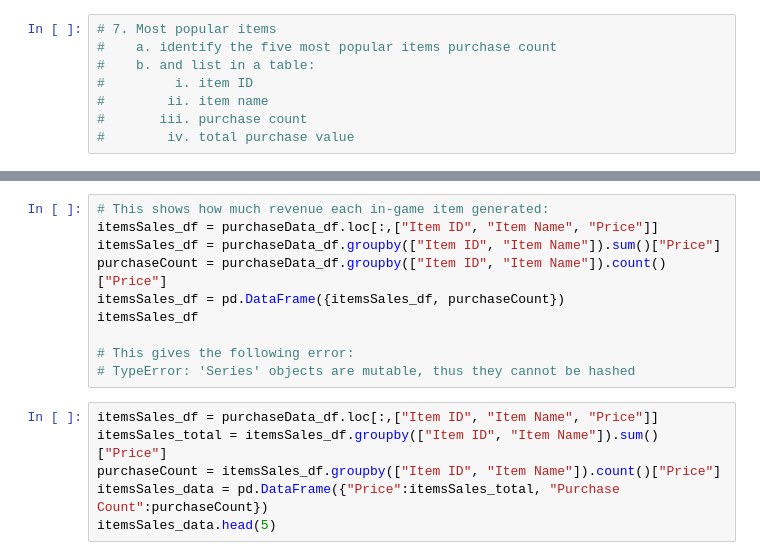
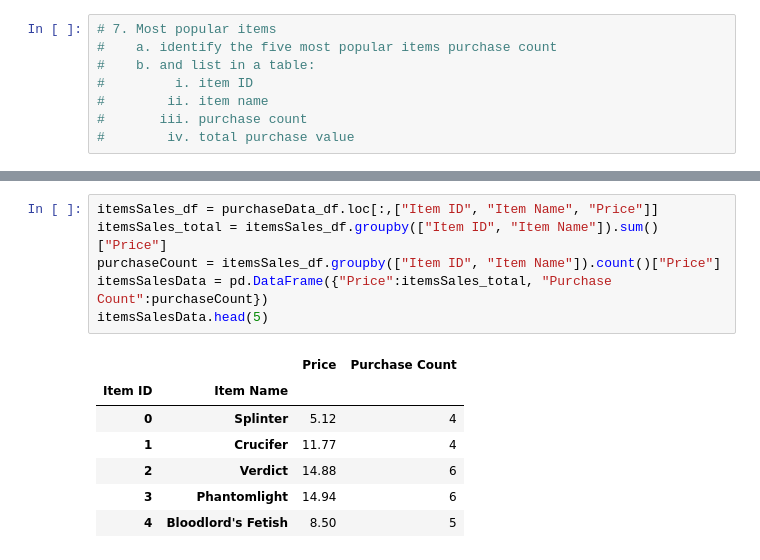
Before and after one commit to papadiscobravo/pandas-challenge, a Jupyter notebook: HerosOfPymoli/HeroesOfPymoli.ipynb, the cells around one changed output, grey strips where cells are left out. Saved outputs shown, nothing was run; the diff lists cells and outputs as text.

```diff
--- a/HerosOfPymoli/HeroesOfPymoli.ipynb
+++ b/HerosOfPymoli/HeroesOfPymoli.ipynb
@@ -330,19 +567,17 @@ itemsTopCount_df
 # %%
-# This shows how much revenue each in-game item generated:
 itemsSales_df = purchaseData_df.loc[:,["Item ID", "Item Name", "Price"]]
-itemsSales_df = purchaseData_df.groupby(["Item ID", "Item Name"]).sum()["Price"]
-purchaseCount = purchaseData_df.groupby(["Item ID", "Item Name"]).count()["Price"]
-itemsSales_df = pd.DataFrame({itemsSales_df, purchaseCount})
-itemsSales_df
-
-# This gives the following error:
-# TypeError: 'Series' objects are mutable, thus they cannot be hashed
+itemsSales_total = itemsSales_df.groupby(["Item ID", "Item Name"]).sum()["Price"]
+purchaseCount = itemsSales_df.groupby(["Item ID", "Item Name"]).count()["Price"]
+itemsSalesData = pd.DataFrame({"Price":itemsSales_total, "Purchase Count":purchaseCount})
+itemsSalesData.head(5)
+# %% [output]
+|  |  | Price | Purchase Count |
+| Item ID | Item Name |  |  |
+| 0 | Splinter | 5.12 | 4 |
+| 1 | Crucifer | 11.77 | 4 |
+| 2 | Verdict | 14.88 | 6 |
+| 3 | Phantomlight | 14.94 | 6 |
+| 4 | Bloodlord's Fetish | 8.50 | 5 |
-# %%
-itemsSales_df = purchaseData_df.loc[:,["Item ID", "Item Name", "Price"]]
-itemsSales_total = itemsSales_df.groupby(["Item ID", "Item Name"]).sum()["Price"]
-purchaseCount = itemsSales_df.groupby(["Item ID", "Item Name"]).count()["Price"]
-itemsSales_data = pd.DataFrame({"Price":itemsSales_total, "Purchase Count":purchaseCount})
-itemsSales_data.head(5)
 # %%
 # 8 most profitable items
 #    a. identify the five most profitable items by total purchase value
```
Also changed, not shown: parts of 53 cells of this notebook.
